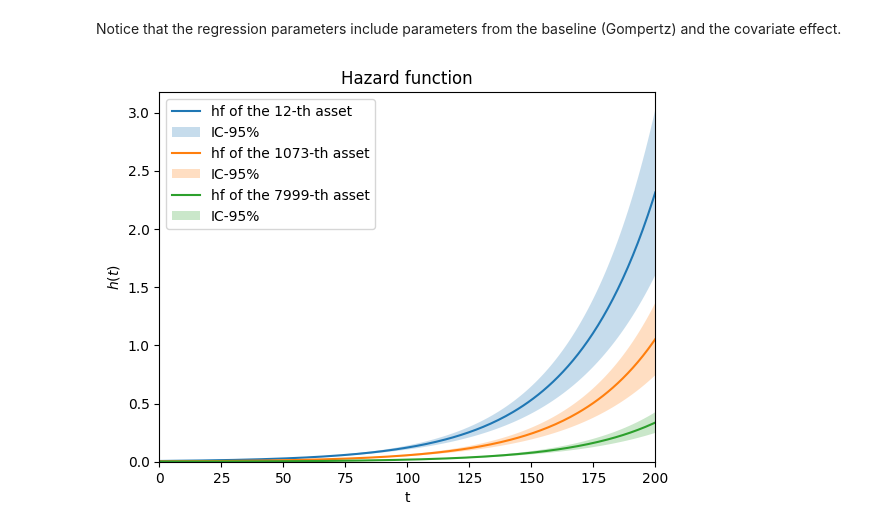
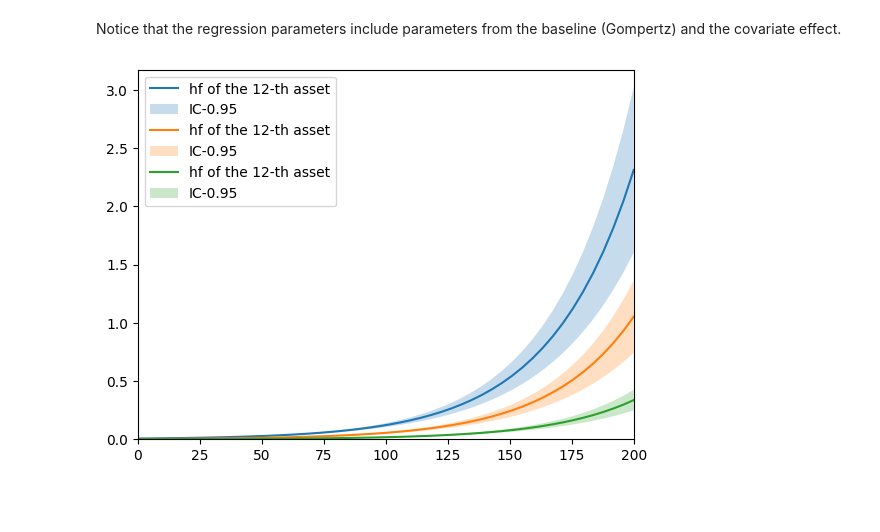
Before and after one commit to rte-france/relife, a Jupyter notebook: doc/source/user/lifetime_regressions.ipynb, the cells around one changed output. Cells and saved outputs as stored; diff of their text form; code cells hidden in the pictures; blank space fills up the shorter version.

```diff
--- a/doc/source/user/lifetime_regressions.ipynb
+++ b/doc/source/user/lifetime_regressions.ipynb
@@ -43,11 +43,12 @@ Notice that the regression parameters include parameters from the baseline (Gomp
 # %%
 import matplotlib.pyplot as plt
 
 i, j, k = 12, 1073, 7999
 
-regression.plot.hf(covar[i], end_time=200, label=f"hf of the {i}-th asset")
-regression.plot.hf(covar[j], end_time=200, label=f"hf of the {j}-th asset")
-regression.plot.hf(covar[k], end_time=200, label=f"hf of the {k}-th asset")
+timeline = np.linspace(0, 200)
+regression.plot("hf", timeline, covar[i], label=f"hf of the {i}-th asset")
+regression.plot("hf", timeline, covar[j], label=f"hf of the {i}-th asset")
+regression.plot("hf", timeline, covar[k], label=f"hf of the {i}-th asset")
 plt.show()
 # %% [output]
-[figure, old version]
+[figure, new version]
```
Also changed, not shown: 26 other files.
